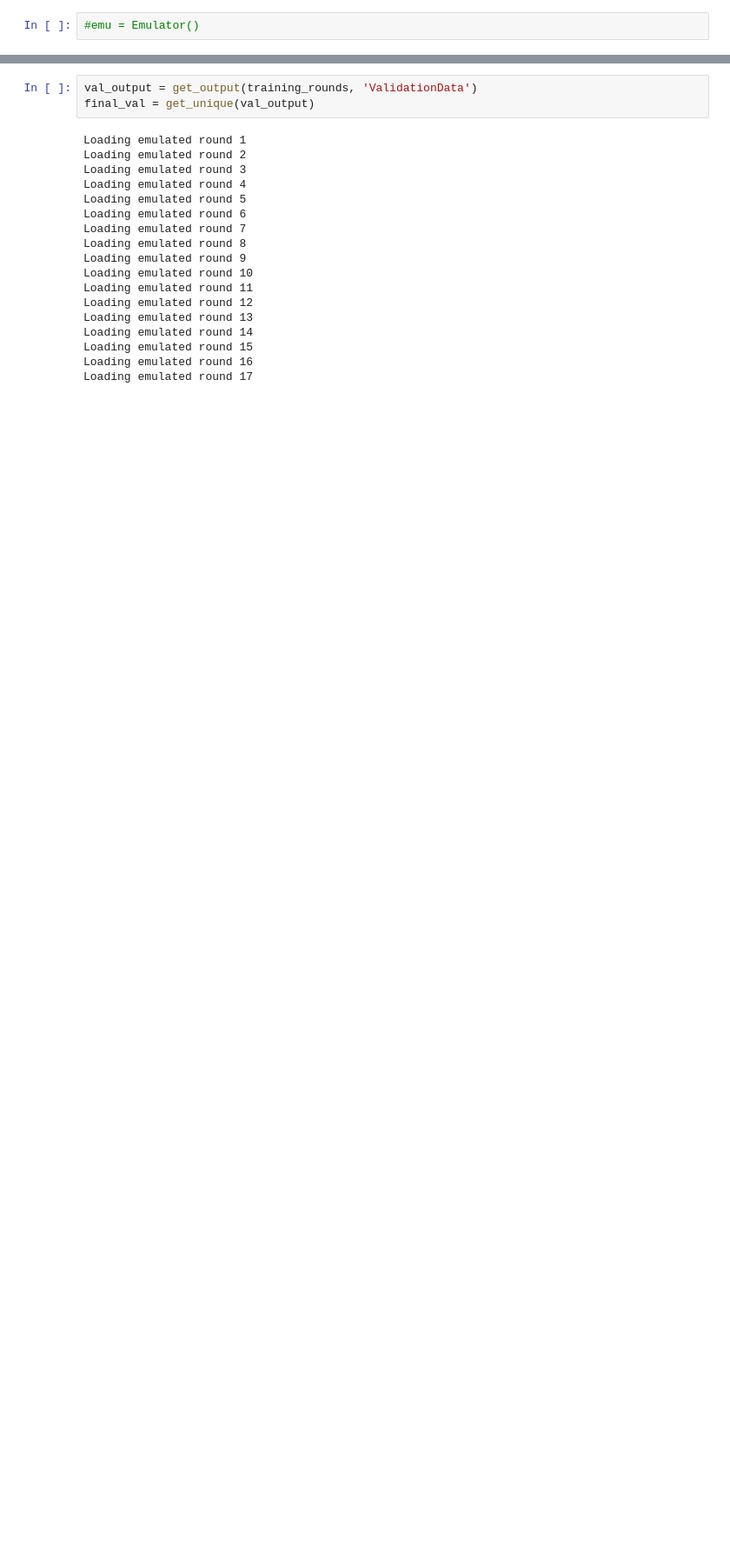
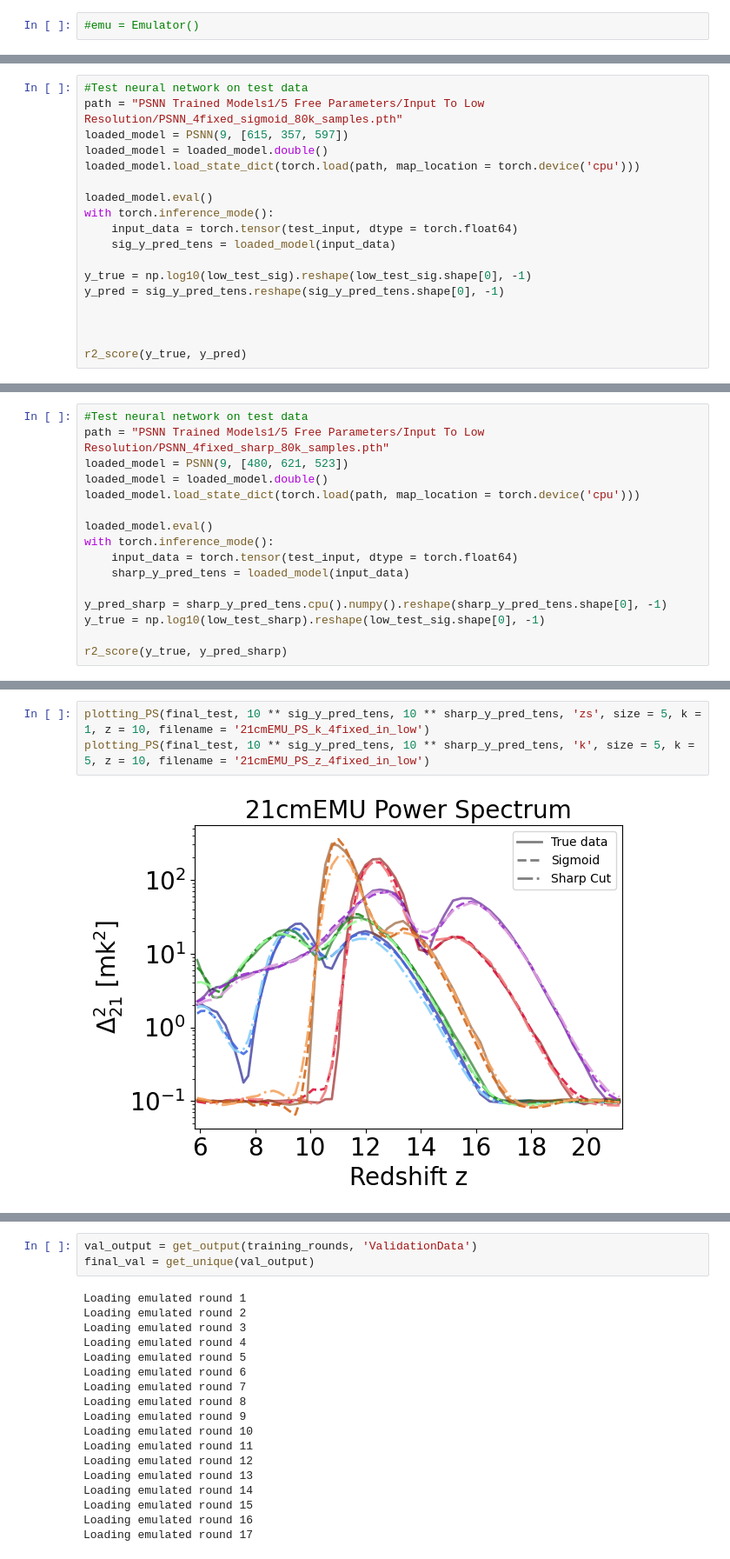
Before and after one commit to Rillard2001/RealMSc, a Jupyter notebook: 21cmEMU_TrainingData.ipynb, the cells around one changed output, grey strips where cells are left out. Shown at 87% size. Cells and saved outputs as stored; diff of their text form; blank space fills up the shorter version.

```diff
--- a/21cmEMU_TrainingData.ipynb
+++ b/21cmEMU_TrainingData.ipynb
@@ -264,0 +363,18 @@ np.shape(final_train.PS)
+# %%
+#Test neural network on test data
+path = "PSNN Trained Models1/5 Free Parameters/Input To Low Resolution/PSNN_4fixed_sigmoid_80k_samples.pth"
+loaded_model = PSNN(9, [615, 357, 597])
+loaded_model = loaded_model.double()
+loaded_model.load_state_dict(torch.load(path, map_location = torch.device('cpu')))
+
+loaded_model.eval()
+with torch.inference_mode():
+    input_data = torch.tensor(test_input, dtype = torch.float64)
+    sig_y_pred_tens = loaded_model(input_data)
+
+y_true = np.log10(low_test_sig).reshape(low_test_sig.shape[0], -1)
+y_pred = sig_y_pred_tens.reshape(sig_y_pred_tens.shape[0], -1)
+
+
+
+r2_score(y_true, y_pred)
@@ -264,0 +383,16 @@ np.shape(final_train.PS)
+# %%
+#Test neural network on test data
+path = "PSNN Trained Models1/5 Free Parameters/Input To Low Resolution/PSNN_4fixed_sharp_80k_samples.pth"
+loaded_model = PSNN(9, [480, 621, 523])
+loaded_model = loaded_model.double()
+loaded_model.load_state_dict(torch.load(path, map_location = torch.device('cpu')))
+
+loaded_model.eval()
+with torch.inference_mode():
+    input_data = torch.tensor(test_input, dtype = torch.float64)
+    sharp_y_pred_tens = loaded_model(input_data)
+
+y_pred_sharp = sharp_y_pred_tens.cpu().numpy().reshape(sharp_y_pred_tens.shape[0], -1)
+y_true = np.log10(low_test_sharp).reshape(low_test_sig.shape[0], -1)
+
+r2_score(y_true, y_pred_sharp)
@@ -264,0 +401,5 @@ np.shape(final_train.PS)
+# %%
+plotting_PS(final_test, 10 ** sig_y_pred_tens, 10 ** sharp_y_pred_tens, 'zs', size = 5, k = 1, z = 10, filename = '21cmEMU_PS_k_4fixed_in_low')
+plotting_PS(final_test, 10 ** sig_y_pred_tens, 10 ** sharp_y_pred_tens, 'k', size = 5, k = 5, z = 10, filename = '21cmEMU_PS_z_4fixed_in_low')
+# %% [output]
+[figure, added]
```
Also changed, not shown: parts of 48 cells of this notebook.
